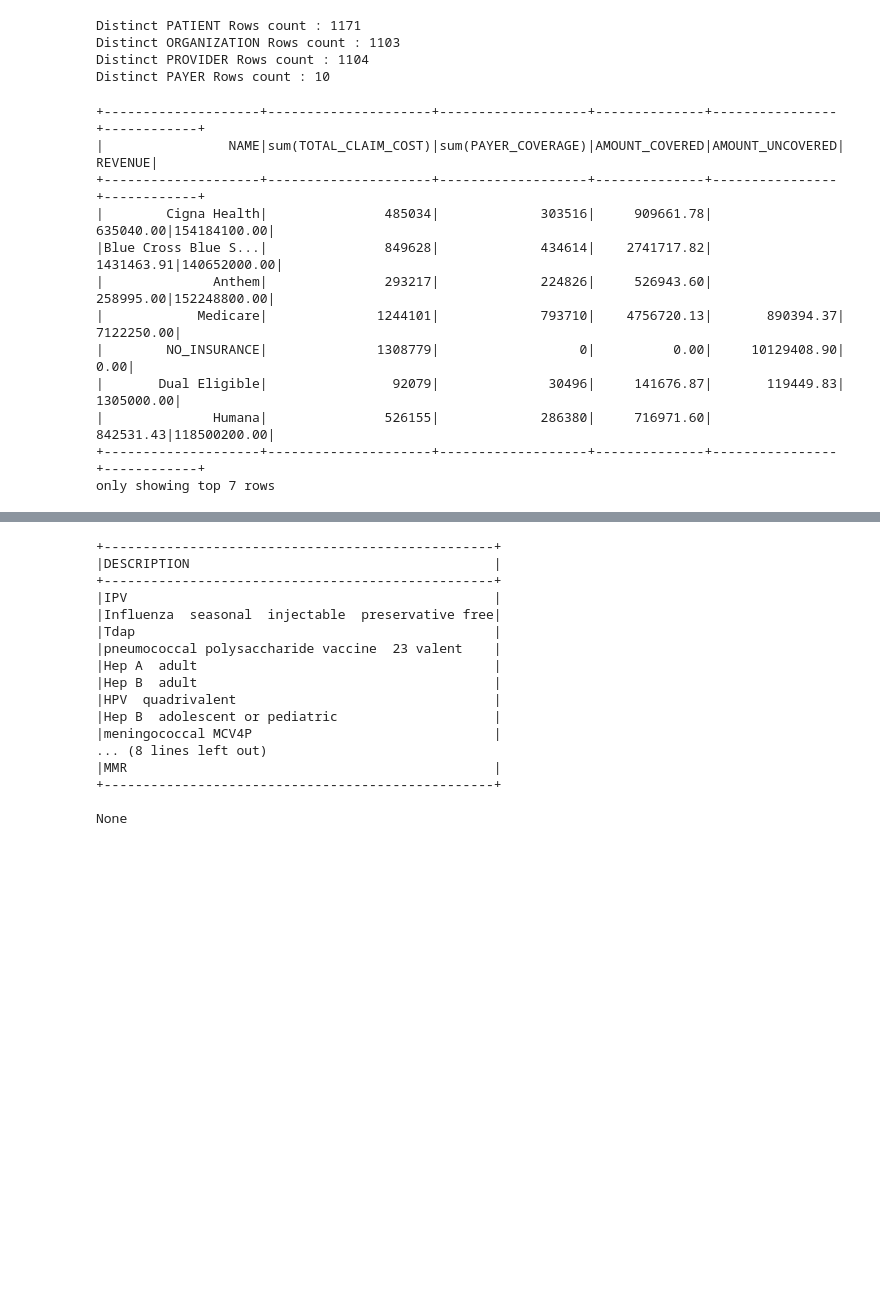
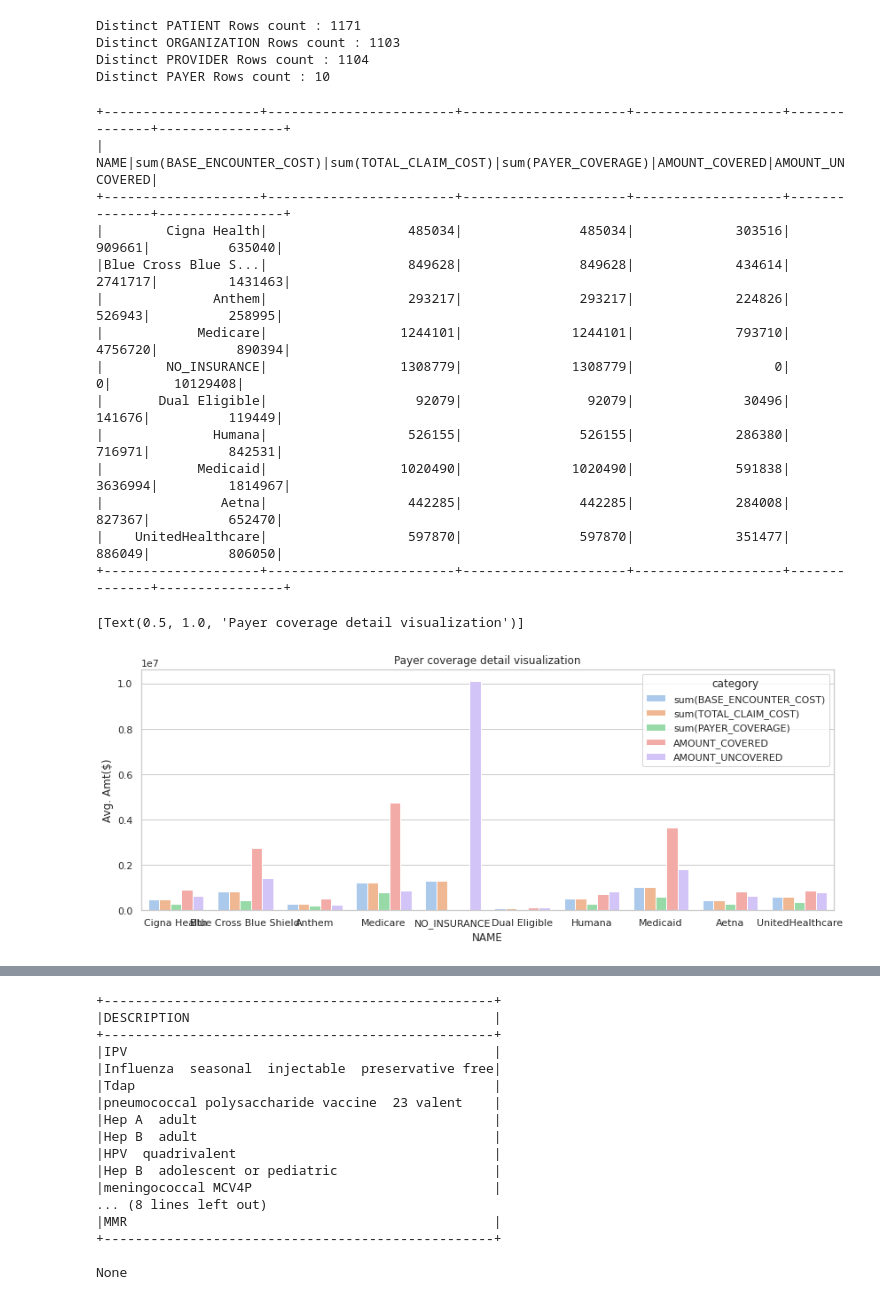
Before and after one commit to sunil-karki/EHR, a Jupyter notebook: WRL_EHR_1.ipynb, the cells around one changed output, grey strips where cells are left out. Saved outputs shown, nothing was run; the diff lists cells and outputs as text; code cells hidden in the pictures; blank space fills up the shorter version.

Commit message:
Working on payer dataframe

```diff
--- a/WRL_EHR_1.ipynb
+++ b/WRL_EHR_1.ipynb
@@ -532,3 +552,8 @@ df_encounters = df_encounters.withColumn("BASE_ENCOUNTER_COST",df_encounters.BAS
+# %%
+# Converting field type from string to numeric for df_pyr
+df_pyr = df_pyr.withColumn("AMOUNT_COVERED", df_pyr.AMOUNT_COVERED.cast(IntegerType())) \
+               .withColumn("AMOUNT_UNCOVERED", df_pyr.AMOUNT_UNCOVERED.cast(IntegerType())) \
+               .withColumn("REVENUE", df_pyr.REVENUE.cast(IntegerType()))
 # %%
 # Selecting selective columns like ID, NAME, EXPENSES for patients
 df_patients = df_patients.select("PATIENT_ID","SSN","DRIVERS","FIRST","LAST","MAIDEN","GENDER","AGE","DEATH","AGE_CATEGORY","HEALTHCARE_EXPENSES","HEALTHCARE_COVERAGE")
@@ -751,22 +773,37 @@ Distinct PROVIDER Rows count : 1104
 Distinct PAYER Rows count : 10
 # %%
 # Finding payer coverage report
-payer_coverage_detail = pat_enc.groupBy("PAYER").sum("TOTAL_CLAIM_COST", "PAYER_COVERAGE")
+payer_coverage_detail = pat_enc.groupBy("PAYER").sum("BASE_ENCOUNTER_COST", "TOTAL_CLAIM_COST", "PAYER_COVERAGE")
 payer_coverage_detail = payer_coverage_detail.join(df_pyr, trim(payer_coverage_detail.PAYER) == trim(df_pyr.PYR_ID))
-payer_coverage_detail.select("NAME", "sum(TOTAL_CLAIM_COST)", "sum(PAYER_COVERAGE)", "AMOUNT_COVERED", "AMOUNT_UNCOVERED", "REVENUE").show(7)
+payer_coverage_detail = payer_coverage_detail.select("NAME", "sum(BASE_ENCOUNTER_COST)", "sum(TOTAL_CLAIM_COST)", "sum(PAYER_COVERAGE)", "AMOUNT_COVERED", "AMOUNT_UNCOVERED")
+# "REVENUE")
+payer_coverage_detail.show()
 # %% [output]
-+--------------------+---------------------+-------------------+--------------+----------------+------------+
-|                NAME|sum(TOTAL_CLAIM_COST)|sum(PAYER_COVERAGE)|AMOUNT_COVERED|AMOUNT_UNCOVERED|     REVENUE|
-+--------------------+---------------------+-------------------+--------------+----------------+------------+
-|        Cigna Health|               485034|             303516|     909661.78|       635040.00|154184100.00|
-|Blue Cross Blue S...|               849628|             434614|    2741717.82|      1431463.91|140652000.00|
-|              Anthem|               293217|             224826|     526943.60|       258995.00|152248800.00|
-|            Medicare|              1244101|             793710|    4756720.13|       890394.37|  7122250.00|
-|        NO_INSURANCE|              1308779|                  0|          0.00|     10129408.90|        0.00|
-|       Dual Eligible|                92079|              30496|     141676.87|       119449.83|  1305000.00|
-|              Humana|               526155|             286380|     716971.60|       842531.43|118500200.00|
-+--------------------+---------------------+-------------------+--------------+----------------+------------+
-only showing top 7 rows
++--------------------+------------------------+---------------------+-------------------+--------------+----------------+
+|                NAME|sum(BASE_ENCOUNTER_COST)|sum(TOTAL_CLAIM_COST)|sum(PAYER_COVERAGE)|AMOUNT_COVERED|AMOUNT_UNCOVERED|
++--------------------+------------------------+---------------------+-------------------+--------------+----------------+
+|        Cigna Health|                  485034|               485034|             303516|        909661|          635040|
+|Blue Cross Blue S...|                  849628|               849628|             434614|       2741717|         1431463|
+|              Anthem|                  293217|               293217|             224826|        526943|          258995|
+|            Medicare|                 1244101|              1244101|             793710|       4756720|          890394|
+|        NO_INSURANCE|                 1308779|              1308779|                  0|             0|        10129408|
+|       Dual Eligible|                   92079|                92079|              30496|        141676|          119449|
+|              Humana|                  526155|               526155|             286380|        716971|          842531|
+|            Medicaid|                 1020490|              1020490|             591838|       3636994|         1814967|
+|               Aetna|                  442285|               442285|             284008|        827367|          652470|
+|    UnitedHealthcare|                  597870|               597870|             351477|        886049|          806050|
++--------------------+------------------------+---------------------+-------------------+--------------+----------------+
+# %%
+pd_temp_RDD = payer_coverage_detail.toPandas()
+
+# Barplot for Payer coverage detail visualization
+sns.barplot(data=pd_temp_RDD.melt(id_vars='NAME',
+                                  value_name='Avg. Amt($)', var_name='category'),
+            x='NAME', y='Avg. Amt($)', hue='category')  \
+            .set(title='Payer coverage detail visualization')
+# %% [output]
+[Text(0.5, 1.0, 'Payer coverage detail visualization')]
+[figure, added]
 # %%
 # Finding payer coverage report with encounterclass
 payer_coverage_detail_2 = pat_enc.groupBy("PAYER", "ENCOUNTERCLASS").sum("TOTAL_CLAIM_COST", "PAYER_COVERAGE")
```
Also changed, not shown: parts of 20 cells of this notebook.
